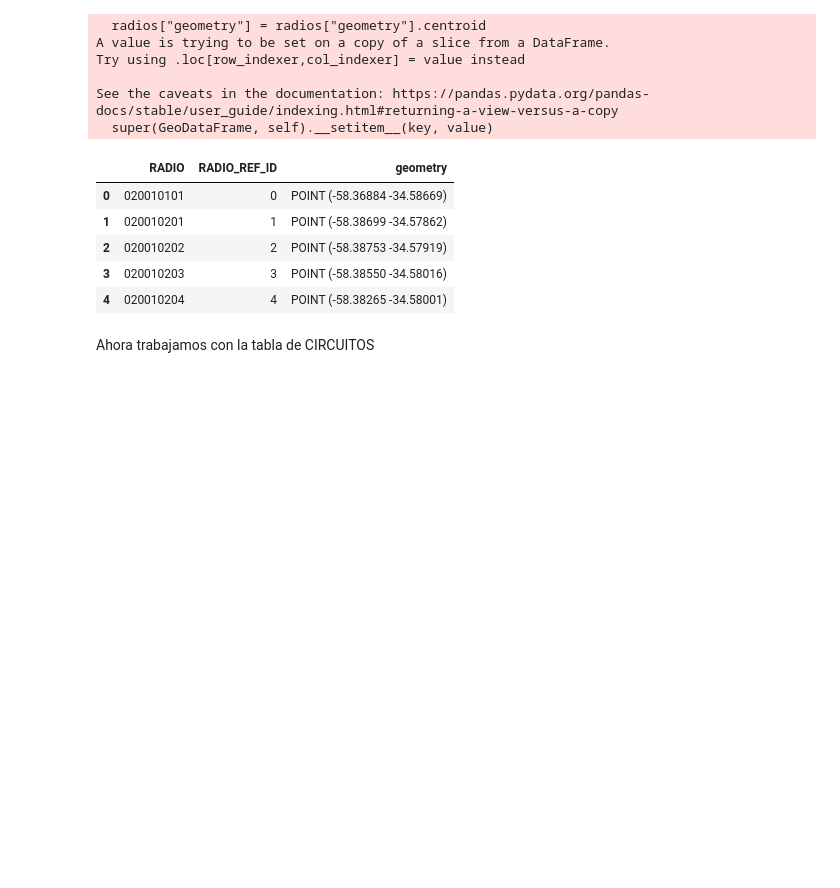
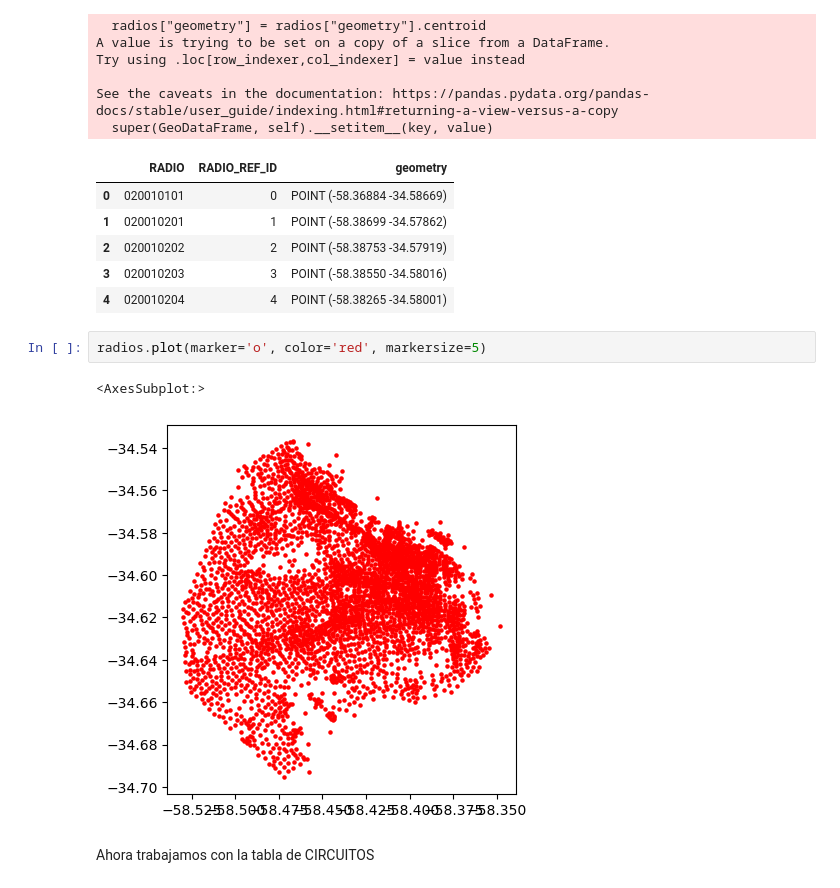
Before and after one commit to JocMB/MET4OP---Trabajo-Final, a Jupyter notebook: RadioCircuito.ipynb, the cells around one changed output. Cells and saved outputs as stored; diff of their text form; blank space fills up the shorter version.

```diff
--- a/RadioCircuito.ipynb
+++ b/RadioCircuito.ipynb
@@ -88,6 +88,11 @@ See the caveats in the documentation: https://pandas.pydata.org/pandas-docs/stab
 | 2 | 020010202 | 2 | POINT (-58.38753 -34.57919) |
 | 3 | 020010203 | 3 | POINT (-58.38550 -34.58016) |
 | 4 | 020010204 | 4 | POINT (-58.38265 -34.58001) |
+# %%
+radios.plot(marker='o', color='red', markersize=5)
+# %% [output]
+<AxesSubplot:>
+[figure, added]
 # %% [markdown]
 Ahora trabajamos con la tabla de CIRCUITOS
 # %%
```
Also changed, not shown: parts of 1 cell of this notebook.
